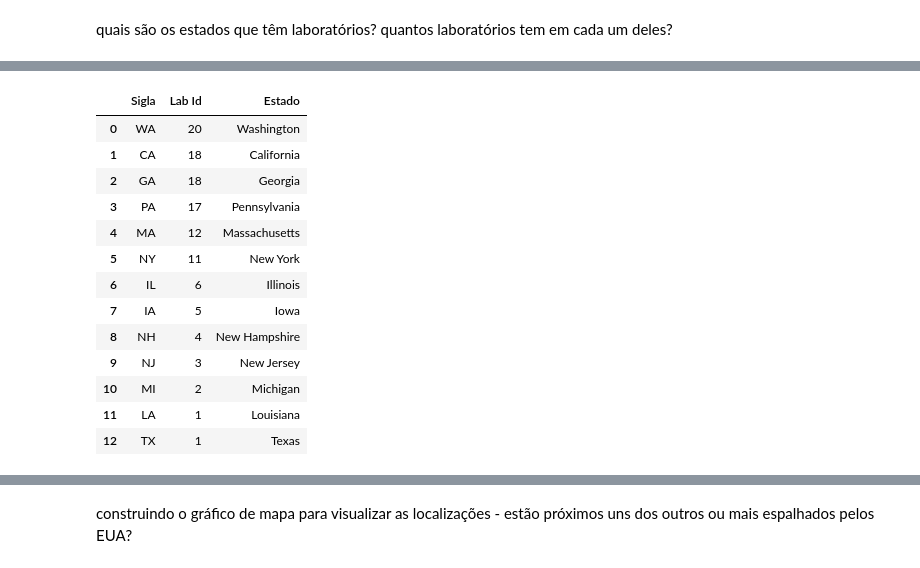
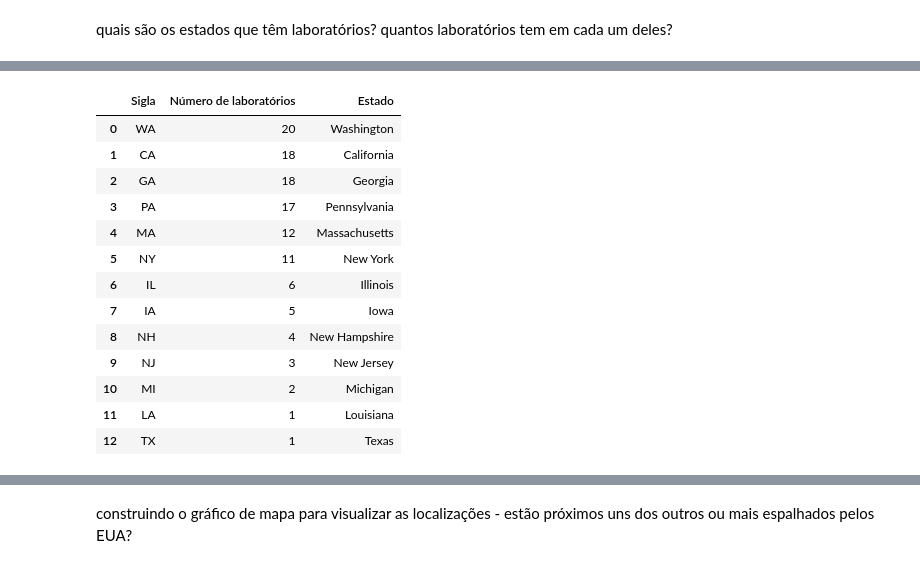
Before and after one commit to leticiafaria7/case-elogroup, a Jupyter notebook: 2_analise-exploratoria.ipynb, the cells around one changed output, grey strips where cells are left out. Drawn from its saved outputs; the diff is of its cells as text; code cells hidden in the pictures.

```diff
--- a/2_analise-exploratoria.ipynb
+++ b/2_analise-exploratoria.ipynb
@@ -45,7 +47,7 @@ coordenadas['latitude'] = coordenadas['Location'].str.split(',').str[0].astype('
 coordenadas['longitude'] = coordenadas['Location'].str.split(',').str[1].astype('float')
 
 # separando o estado a partir da coluna de endereço
-coordenadas['state'] = coordenadas['Address'].str.split(', ').str[2].str.split(' ').str[0]
+coordenadas['Sigla'] = coordenadas['Address'].str.split(', ').str[2].str.split(' ').str[0]
 
 coordenadas.head()
 # %% [output]
@@ -67,13 +69,13 @@ zipcodes_states.head(3)
 # %%
-estados = coordenadas.groupby('state').count()[['Lab Id']].sort_values('Lab Id', ascending = False).reset_index()
-
-estados = estados.rename({'state':'Sigla'}, axis = 1)
+estados = coordenadas.groupby('Sigla').count()[['Lab Id']].sort_values('Lab Id', ascending = False).reset_index()
 
 estados = estados.merge(zipcodes_states[['Estado', 'Sigla']], how = 'left')
 
+estados = estados.rename({'Lab Id':'Número de laboratórios'}, axis = 1)
+
 estados
 # %% [output]
-|  | Sigla | Lab Id | Estado |
+|  | Sigla | Número de laboratórios | Estado |
 | 0 | WA | 20 | Washington |
 | 1 | CA | 18 | California |
 | 2 | GA | 18 | Georgia |
```
Also changed, not shown: parts of 36 cells of this notebook.
